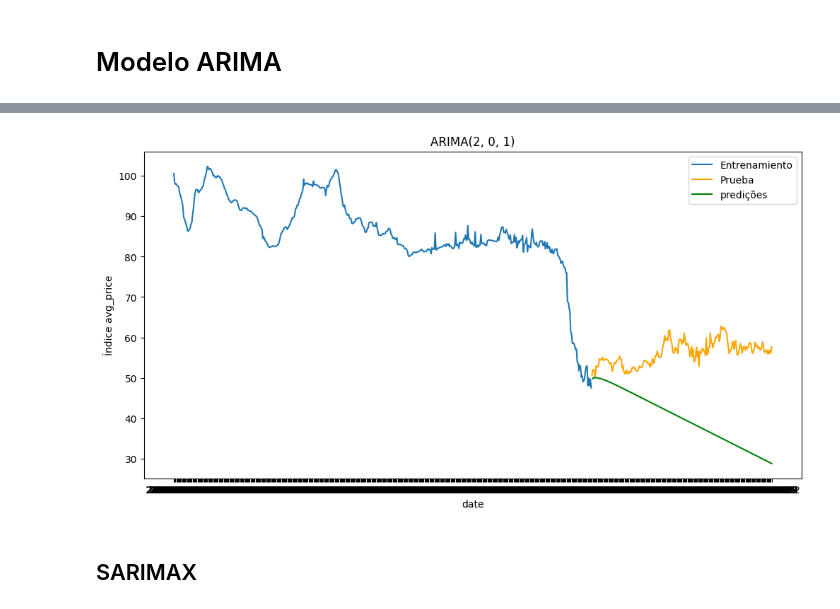
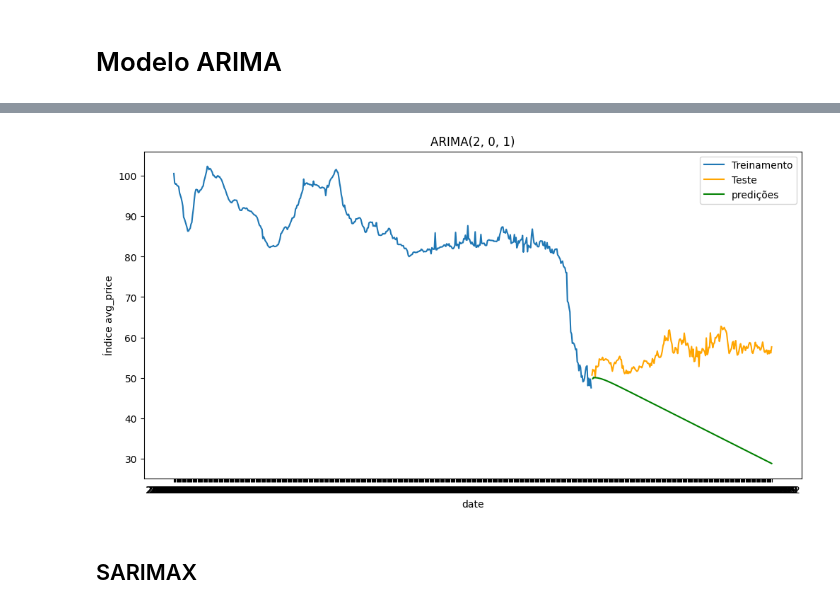
Before and after one commit to GuilhermeHachimine/prediction_AI_model_comparison, a Jupyter notebook: model/sarimax_and_lstm.ipynb, the cells around one changed output, grey strips where cells are left out. Cells and saved outputs as stored; diff of their text form; code cells hidden in the pictures.

```diff
--- a/model/sarimax_and_lstm.ipynb
+++ b/model/sarimax_and_lstm.ipynb
@@ -570,16 +610,16 @@ Mean Squared Error (MSE): 336.46617205084726
 # %%
 # Plot
 plt.figure(figsize=(12, 6))
-plt.plot(df_avg_price_original.index[:train_size], df_avg_price_original[:train_size], label='Entrenamiento')
-plt.plot(df_avg_price_original.index[train_size:], df_avg_price_original[train_size:], label='Prueba', color='orange')
+plt.plot(df_avg_price_original.index[:train_size], df_avg_price_original[:train_size], label='Treinamento')
+plt.plot(df_avg_price_original.index[train_size:], df_avg_price_original[train_size:], label='Teste', color='orange')
 plt.plot(predictions.index, predictions, label='predições', color='green')
 plt.xlabel('date')
 plt.ylabel('Índice avg_price')
 plt.title(f'ARIMA{best_order}')
 plt.legend()
 plt.show()
 # %% [output]
-[figure, old version]
+[figure, new version]
 # %% [markdown]
 ## SARIMAX
 # %%
```
Also changed, not shown: parts of 50 cells of this notebook.
